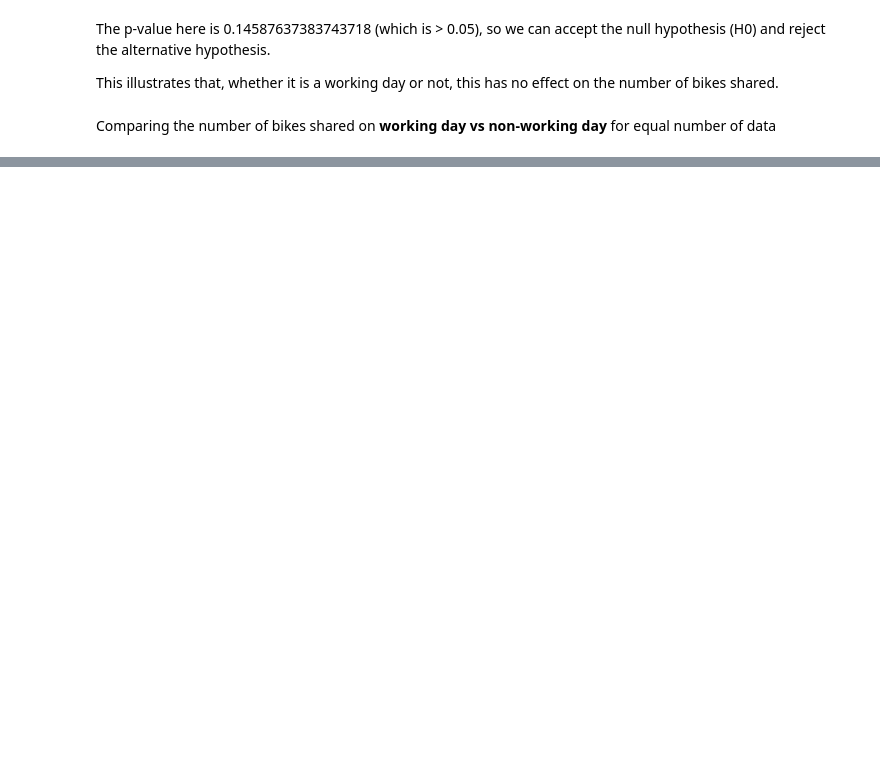
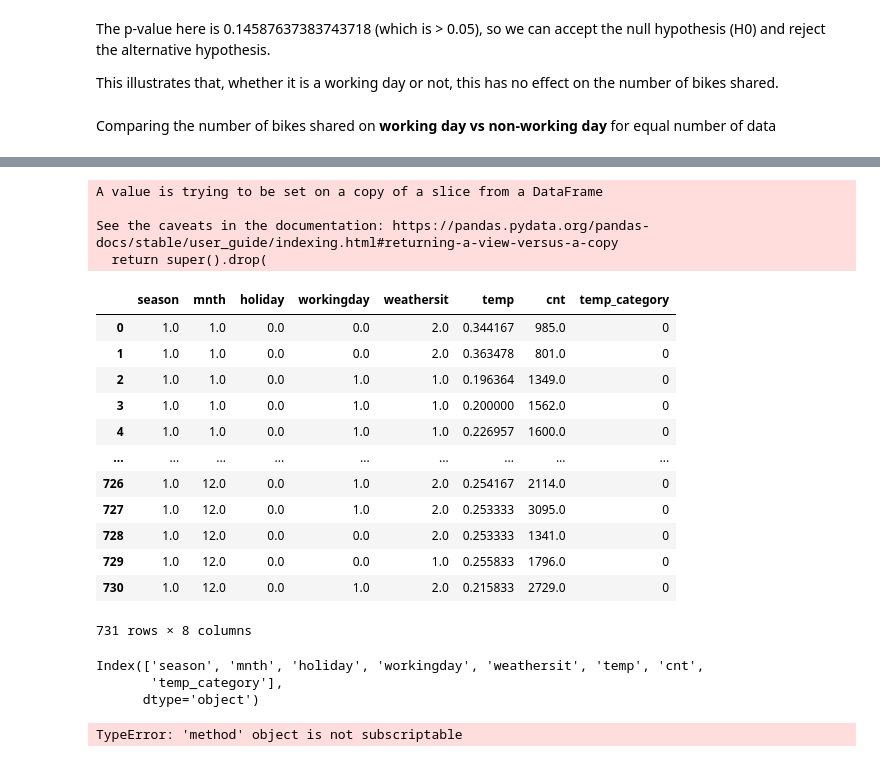
Before and after one commit to Crazz-Zaac/hypothesis-testing-python, a Jupyter notebook: T-test.ipynb, the cells around one changed output, grey strips where cells are left out. Saved outputs shown, nothing was run; the diff lists cells and outputs as text; code cells hidden in the pictures; blank space fills up the shorter version.

```diff
--- a/T-test.ipynb
+++ b/T-test.ipynb
@@ -303,0 +326,33 @@ print(results)
+# %%
+bike_sharing_data_cols.drop('temp_category', inplace=True)
+# %% [output]
+A value is trying to be set on a copy of a slice from a DataFrame
+
+See the caveats in the documentation: https://pandas.pydata.org/pandas-docs/stable/user_guide/indexing.html#returning-a-view-versus-a-copy
+  return super().drop(
+# %%
+bike_sharing_data_cols
+# %% [output]
+|  | season | mnth | holiday | workingday | weathersit | temp | cnt | temp_category |
+| 0 | 1.0 | 1.0 | 0.0 | 0.0 | 2.0 | 0.344167 | 985.0 | 0 |
+| 1 | 1.0 | 1.0 | 0.0 | 0.0 | 2.0 | 0.363478 | 801.0 | 0 |
+| 2 | 1.0 | 1.0 | 0.0 | 1.0 | 1.0 | 0.196364 | 1349.0 | 0 |
+| 3 | 1.0 | 1.0 | 0.0 | 1.0 | 1.0 | 0.200000 | 1562.0 | 0 |
+| 4 | 1.0 | 1.0 | 0.0 | 1.0 | 1.0 | 0.226957 | 1600.0 | 0 |
+| ... | ... | ... | ... | ... | ... | ... | ... | ... |
+| 726 | 1.0 | 12.0 | 0.0 | 1.0 | 2.0 | 0.254167 | 2114.0 | 0 |
+| 727 | 1.0 | 12.0 | 0.0 | 1.0 | 2.0 | 0.253333 | 3095.0 | 0 |
+| 728 | 1.0 | 12.0 | 0.0 | 0.0 | 2.0 | 0.253333 | 1341.0 | 0 |
+| 729 | 1.0 | 12.0 | 0.0 | 0.0 | 1.0 | 0.255833 | 1796.0 | 0 |
+| 730 | 1.0 | 12.0 | 0.0 | 1.0 | 2.0 | 0.215833 | 2729.0 | 0 |
+731 rows × 8 columns
+# %%
+bike_sharing_data_cols.columns
+# %% [output]
+Index(['season', 'mnth', 'holiday', 'workingday', 'weathersit', 'temp', 'cnt',
+       'temp_category'],
+      dtype='object')
+# %%
+bike_sharing_data_cols.groupby['temp_category', 'cnt']
+# %% [output]
+TypeError: 'method' object is not subscriptable
```
Also changed, not shown: parts of 15 cells of this notebook.
